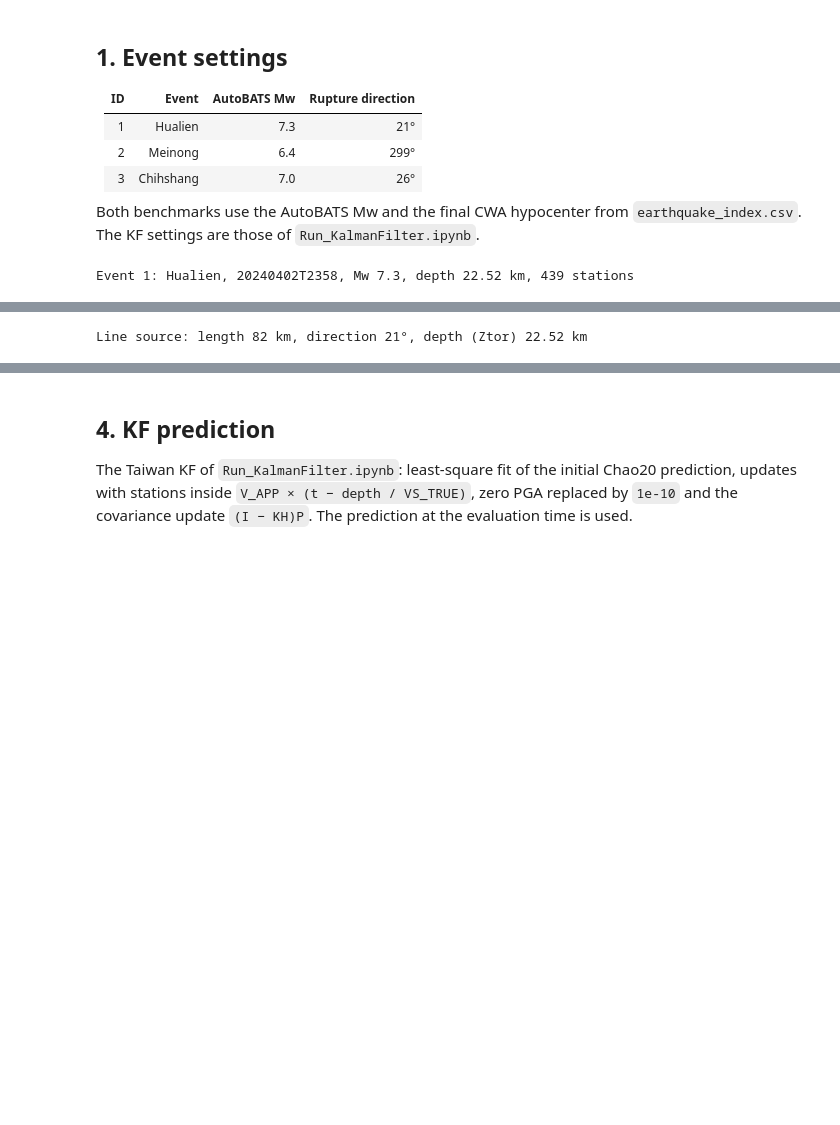
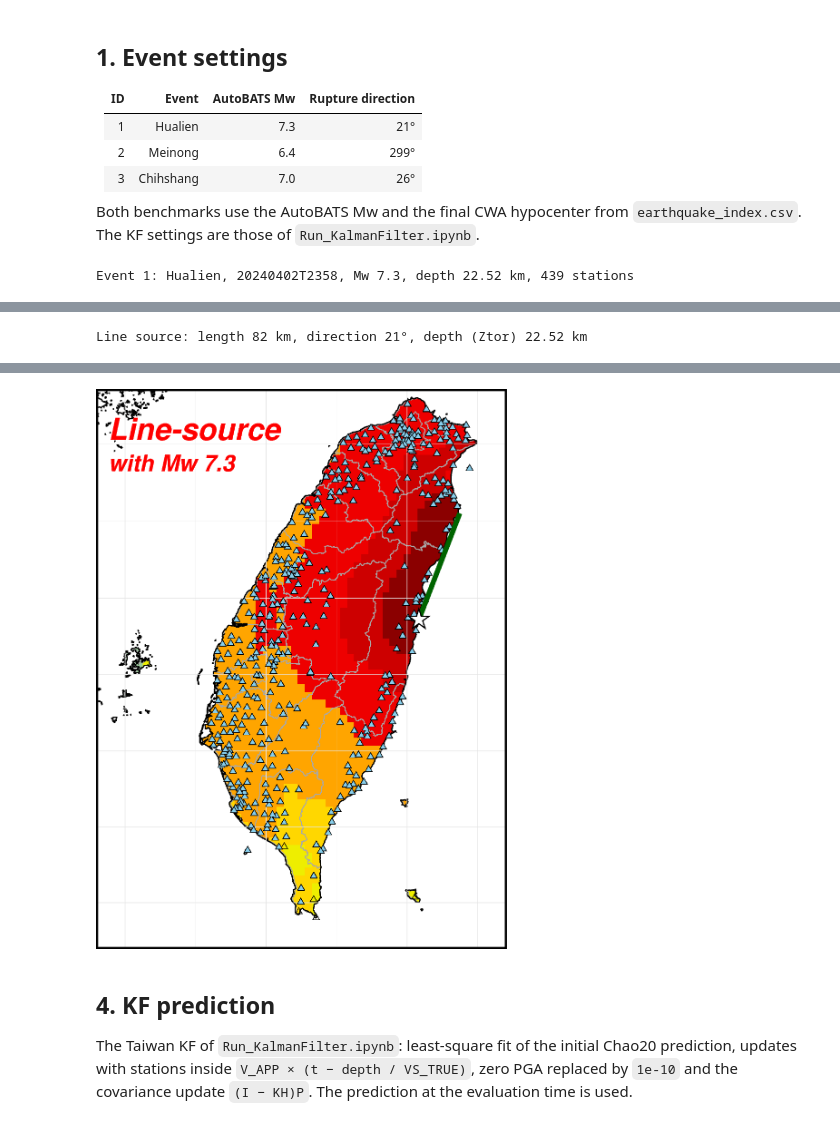
Before and after one commit to eason627/EEW-data-assimilation, a Jupyter notebook: seismic_data_preprocess/Run_PointLine_Benchmark.ipynb, the cells around one changed output, grey strips where cells are left out. Cells and saved outputs as stored; diff of their text form; code cells hidden in the pictures; blank space fills up the shorter version.

```diff
--- a/seismic_data_preprocess/Run_PointLine_Benchmark.ipynb
+++ b/seismic_data_preprocess/Run_PointLine_Benchmark.ipynb
@@ -140,9 +194,10 @@ def line_source(bench, event, stations, depth):
     ]), axis=1)
     rrup_line = np.sqrt(repi_line**2 + depth**2)
     pga = chao20_gal(magnitude, rrup_line, depth, stations["Vs30"].to_numpy())
-    return pga, fault_length
+    return pga, fault_length, (trace_lon[-1], trace_lat[-1])
 
-line_pga, fault_length = line_source(bench, event, stations, depth)
+line_pga, fault_length, trace_end = line_source(bench, event, stations, depth)
 print(f"Line source: length {fault_length} km, direction {bench['strike']}°, depth (Ztor) {depth} km")
+plot_source_map(line_pga, "Line-source", bench["magnitude"], trace=trace_end, colorbar=False).show()
 # %% [output]
 Line source: length 82 km, direction 21°, depth (Ztor) 22.52 km
@@ -149,3 +208,4 @@ Line source: length 82 km, direction 21°, depth (Ztor) 22.52 km
+[figure, added]
 # %% [markdown]
 ## 4. KF prediction
 
```
Also changed, not shown: parts of 9 cells of this notebook, 4 other files.
